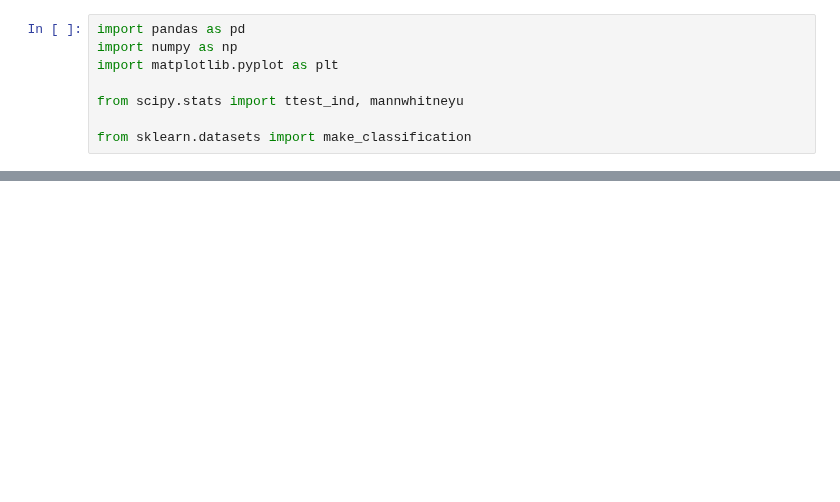
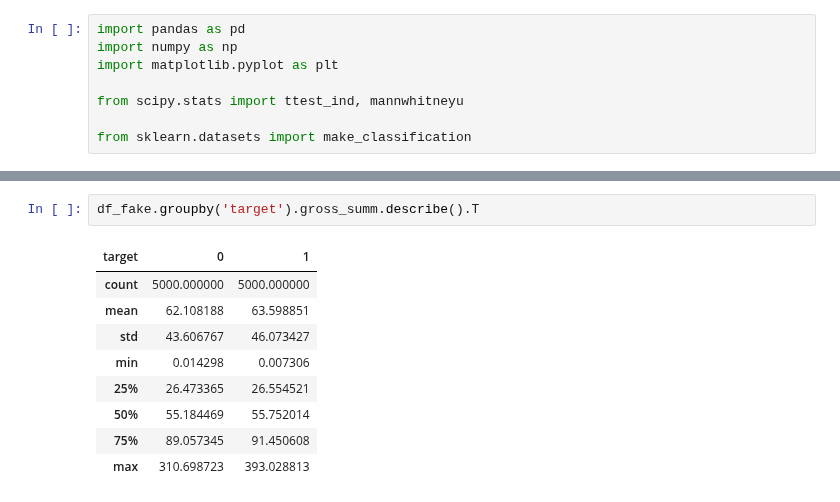
Before and after one commit to Familenko/DS-Lifehacks, a Jupyter notebook: bootstrap.ipynb, the cells around one changed output, grey strips where cells are left out. Cells and saved outputs as stored; diff of their text form; blank space fills up the shorter version.

```diff
--- a/bootstrap.ipynb
+++ b/bootstrap.ipynb
@@ -158,0 +181,12 @@ evaluate_groups(df_fake)
+# %%
+df_fake.groupby('target').gross_summ.describe().T
+# %% [output]
+| target | 0 | 1 |
+| count | 5000.000000 | 5000.000000 |
+| mean | 62.108188 | 63.598851 |
+| std | 43.606767 | 46.073427 |
+| min | 0.014298 | 0.007306 |
+| 25% | 26.473365 | 26.554521 |
+| 50% | 55.184469 | 55.752014 |
+| 75% | 89.057345 | 91.450608 |
+| max | 310.698723 | 393.028813 |
```
Also changed, not shown: parts of 3 cells of this notebook.
